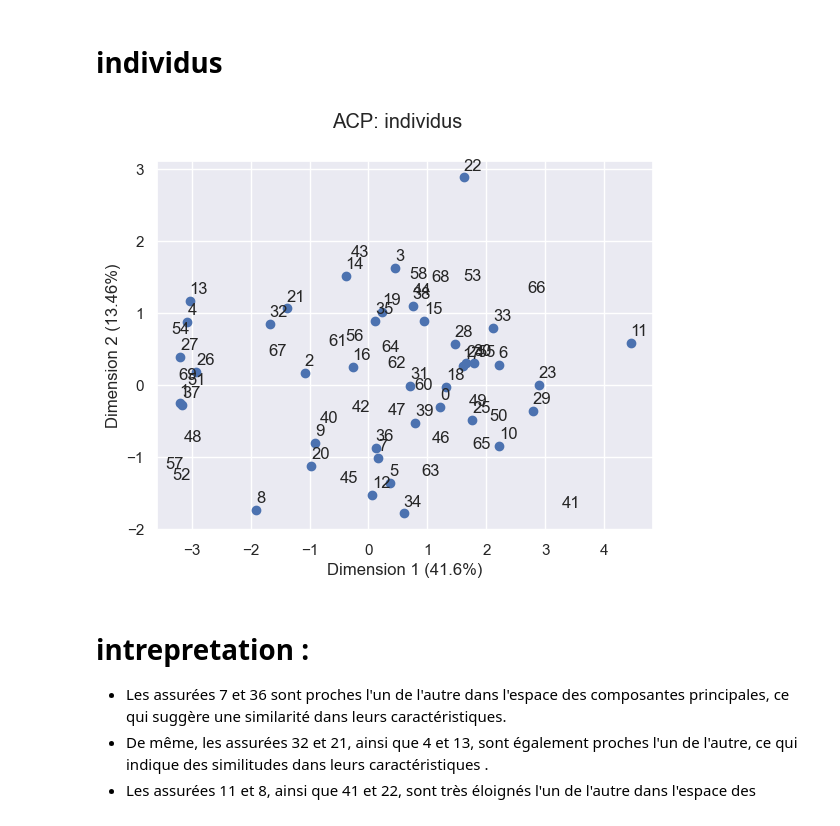
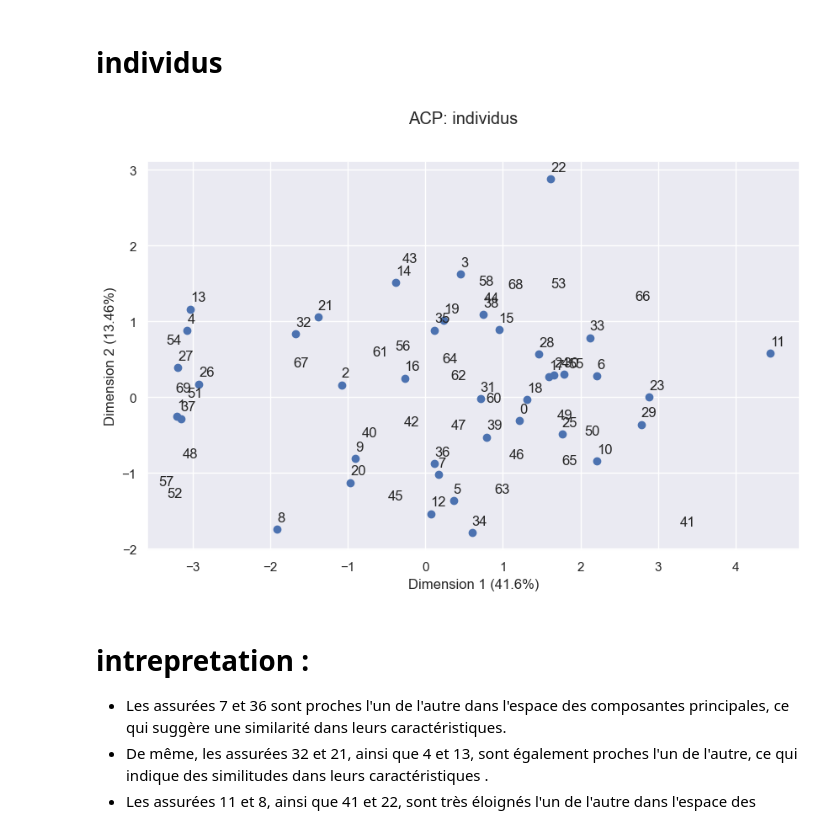
Before and after one commit to MohamedChaf/Analyse-de-donnees, a Jupyter notebook: inssurance.ipynb, the cells around one changed output. Saved outputs shown, nothing was run; the diff lists cells and outputs as text; code cells hidden in the pictures.

```diff
--- a/inssurance.ipynb
+++ b/inssurance.ipynb
@@ -426,24 +425,26 @@ par exemple :
 # %%
 # plotting scatter plot
 num_points = 40
 selected_coord = coord[:num_points, :]
+plt.figure(figsize=(10, 6))
+
 plt.scatter(selected_coord[:,0],selected_coord[:,1])
 #pourcentage des axes
 pr1=acp.explained_variance_ratio_[0]/np.sum(acp.explained_variance_ratio_)
 pr1=round(pr1*100,2)
 pr2=acp.explained_variance_ratio_[1]/np.sum(acp.explained_variance_ratio_)
 pr2=round(pr2*100,2)
 
 
 # Loop for annotation of all points
 for i in range(len(coord)-930):
    plt.annotate(data1.index[i],(coord[i,0],coord[i,1] + 0.1))
 plt.xlabel("Dimension 1 ({}%)".format(pr1)) # modification du nom de l'axe X
 plt.ylabel("Dimension 2 ({}%)".format(pr2)) # idem pour axe Y
 plt.suptitle("ACP: individus") # titre général
 plt.show()
 # %% [output]
-[figure, old version]
+[figure, new version]
 # %% [markdown]
 # intrepretation :
 - Les assurées  7 et 36 sont proches l'un de l'autre dans l'espace des composantes principales, ce qui suggère une similarité dans leurs caractéristiques.
```
Also changed, not shown: parts of 17 cells of this notebook.
